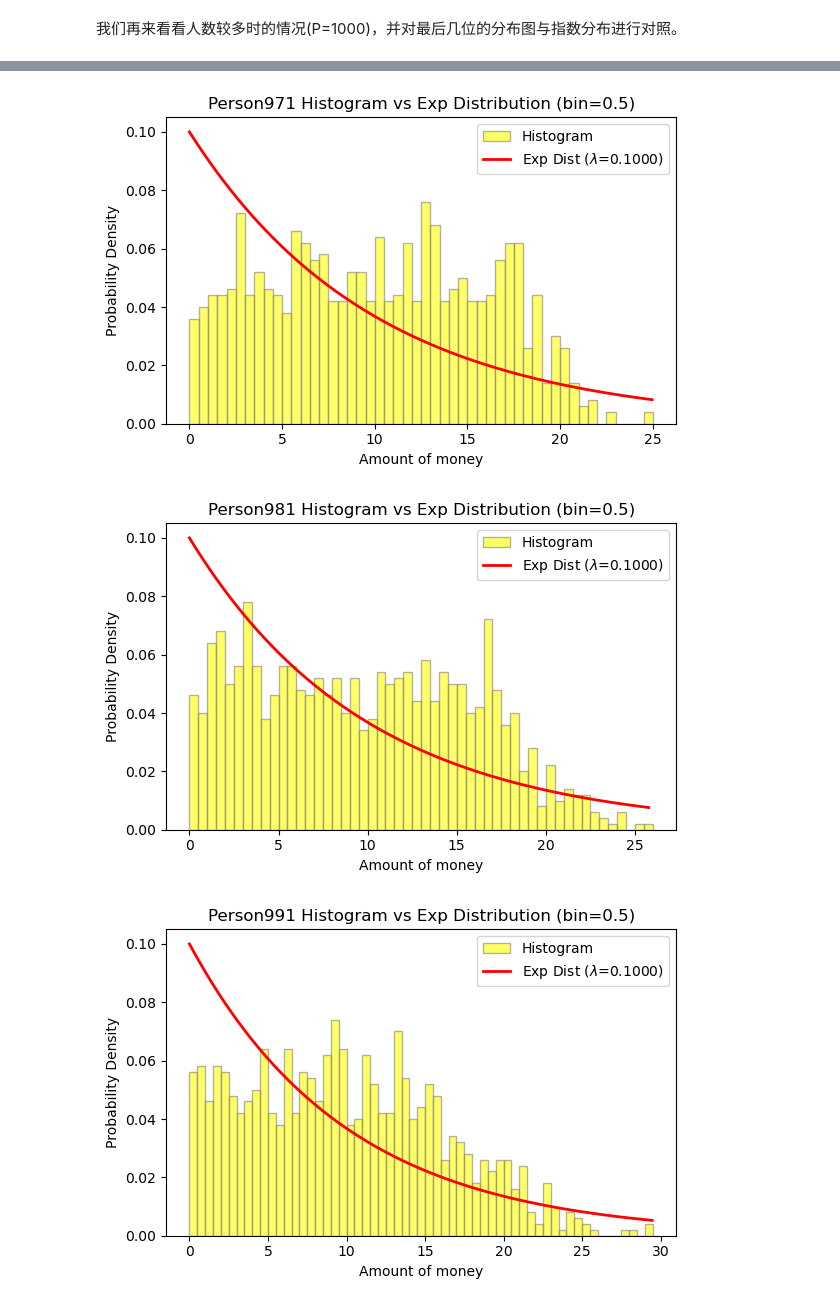
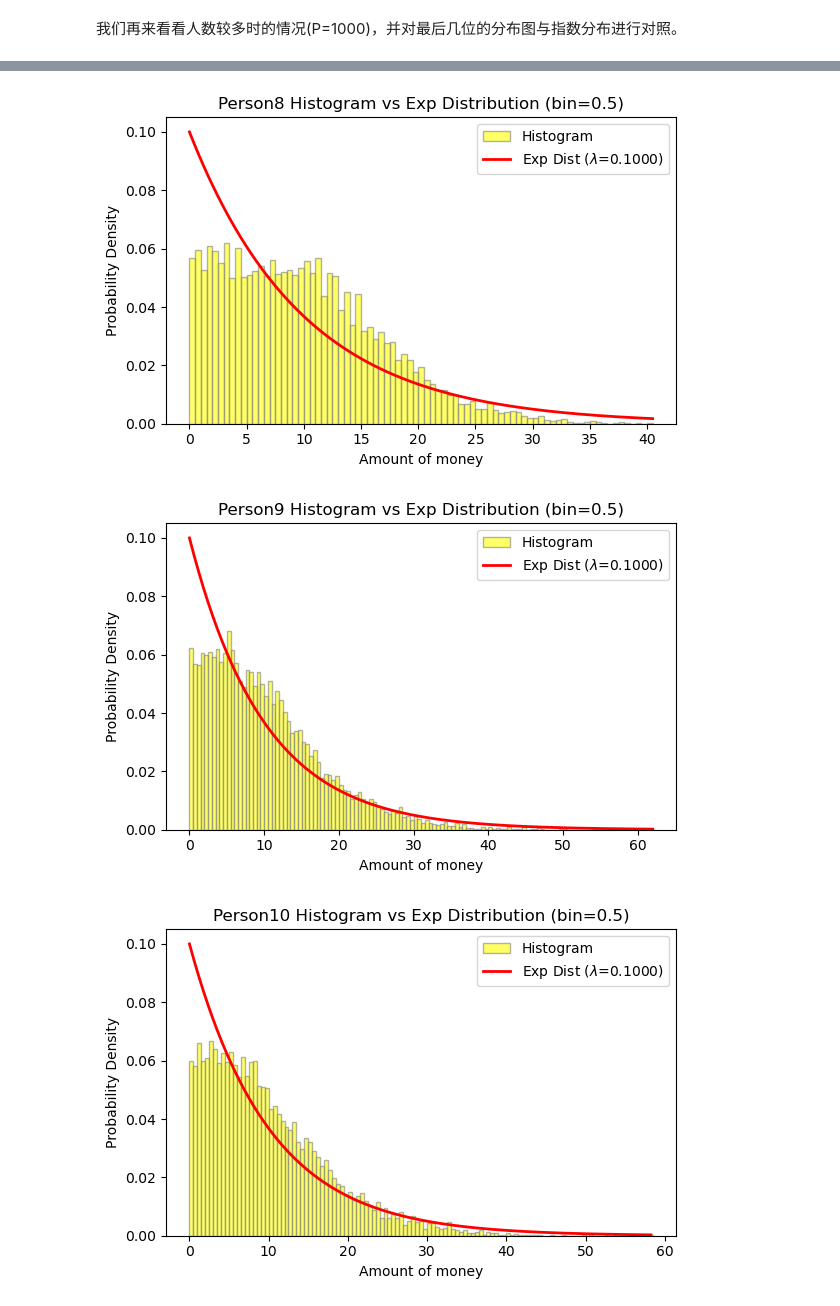
Before and after one commit to WjNaG2/SI140-RedEnvelope, a Jupyter notebook: vis.ipynb, the cells around one changed output, grey strips where cells are left out. Saved outputs shown, nothing was run; the diff lists cells and outputs as text; code cells hidden in the pictures.

```diff
--- a/vis.ipynb
+++ b/vis.ipynb
@@ -368,7 +362,8 @@ for i, col in enumerate(pos_cols):
     hist_tables[col] = hist_df
 
     # --- 2. 绘制直方图与指数分布对比 (每10列取样一次) ---
-    if i % 10 == 0 and i >=900:
+    #if i % 10 == 0 and i >=900:
+    if True:
         plt.figure(figsize=(6, 4))
 
         # A. 画直方图
@@ -415,5 +410,5 @@ print(all_hist_table.head())
-[figure, old version]
+[figure, new version]
-[figure, old version]
+[figure, new version]
-[figure, old version]
+[figure, new version]
                 bin_left  bin_right  count
 position index
```
Also changed, not shown: parts of 8 cells of this notebook.
